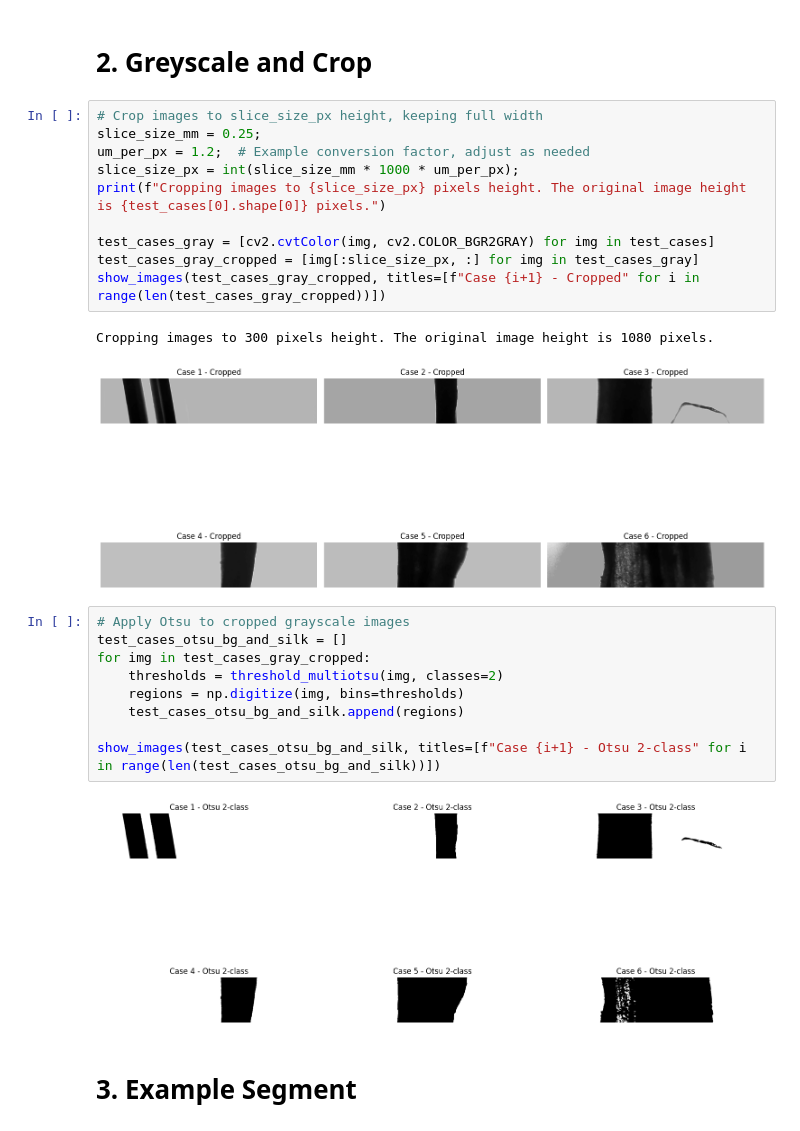
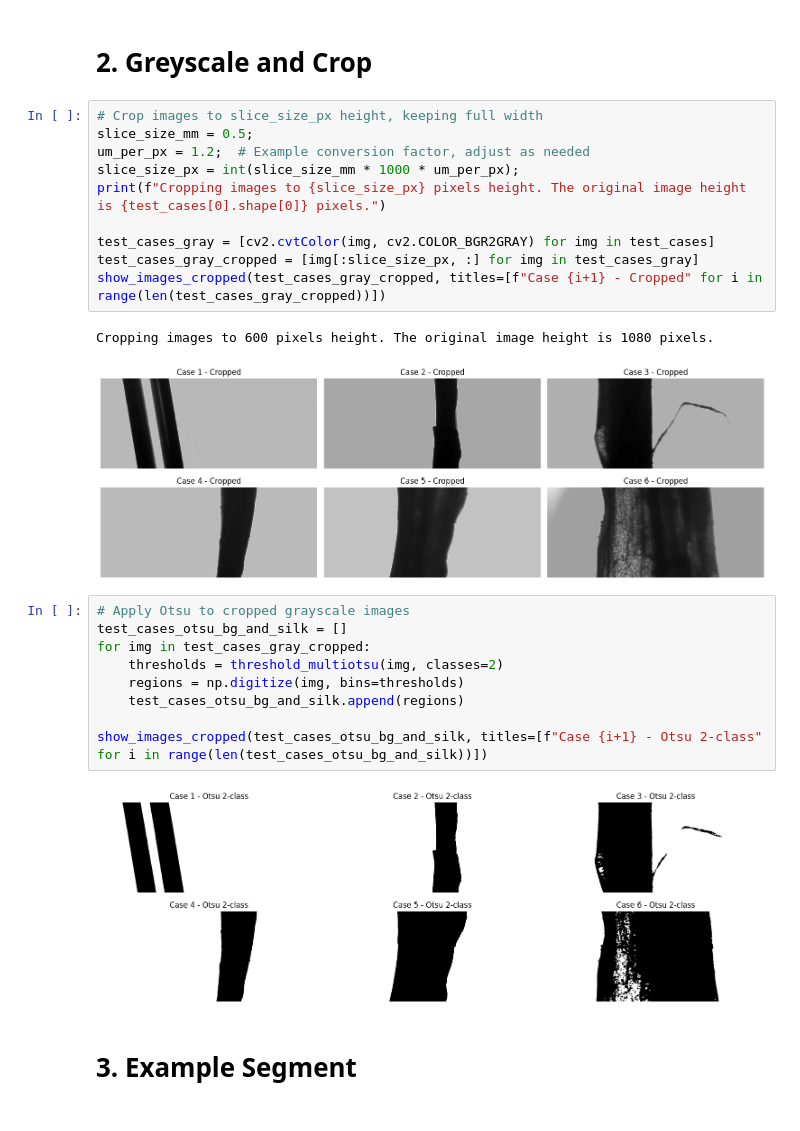
Before and after one commit to Oscilous/MDB2_Spider_Silk_Measuring, a Jupyter notebook: 2_2_Double_Otsu2_Algorithm/main.ipynb, the cells around one changed output. Cells and saved outputs as stored; diff of their text form.

Commit message:
made new ipynb for no silk as well for report

```diff
--- a/2_2_Double_Otsu2_Algorithm/main.ipynb
+++ b/2_2_Double_Otsu2_Algorithm/main.ipynb
@@ -493,17 +552,17 @@ show_histograms(test_cases, titles=[f"Case {i+1} - Histogram" for i in range(len
 # 2. Greyscale and Crop
 # %%
 # Crop images to slice_size_px height, keeping full width
-slice_size_mm = 0.25;
+slice_size_mm = 0.5;
 um_per_px = 1.2;  # Example conversion factor, adjust as needed
 slice_size_px = int(slice_size_mm * 1000 * um_per_px);
 print(f"Cropping images to {slice_size_px} pixels height. The original image height is {test_cases[0].shape[0]} pixels.")
 
 test_cases_gray = [cv2.cvtColor(img, cv2.COLOR_BGR2GRAY) for img in test_cases]
 test_cases_gray_cropped = [img[:slice_size_px, :] for img in test_cases_gray]
-show_images(test_cases_gray_cropped, titles=[f"Case {i+1} - Cropped" for i in range(len(test_cases_gray_cropped))])
+show_images_cropped(test_cases_gray_cropped, titles=[f"Case {i+1} - Cropped" for i in range(len(test_cases_gray_cropped))])
 # %% [output]
-Cropping images to 300 pixels height. The original image height is 1080 pixels.
+Cropping images to 600 pixels height. The original image height is 1080 pixels.
-[figure, old version]
+[figure, new version]
 # %%
 # Apply Otsu to cropped grayscale images
 test_cases_otsu_bg_and_silk = []
@@ -512,9 +571,9 @@ for img in test_cases_gray_cropped:
     regions = np.digitize(img, bins=thresholds)
     test_cases_otsu_bg_and_silk.append(regions)
 
-show_images(test_cases_otsu_bg_and_silk, titles=[f"Case {i+1} - Otsu 2-class" for i in range(len(test_cases_otsu_bg_and_silk))])
+show_images_cropped(test_cases_otsu_bg_and_silk, titles=[f"Case {i+1} - Otsu 2-class" for i in range(len(test_cases_otsu_bg_and_silk))])
 # %% [output]
-[figure, old version]
+[figure, new version]
 # %% [markdown]
 # 3. Example Segment
 # %%
```
Also changed, not shown: parts of 15 cells of this notebook, 23 other files.
